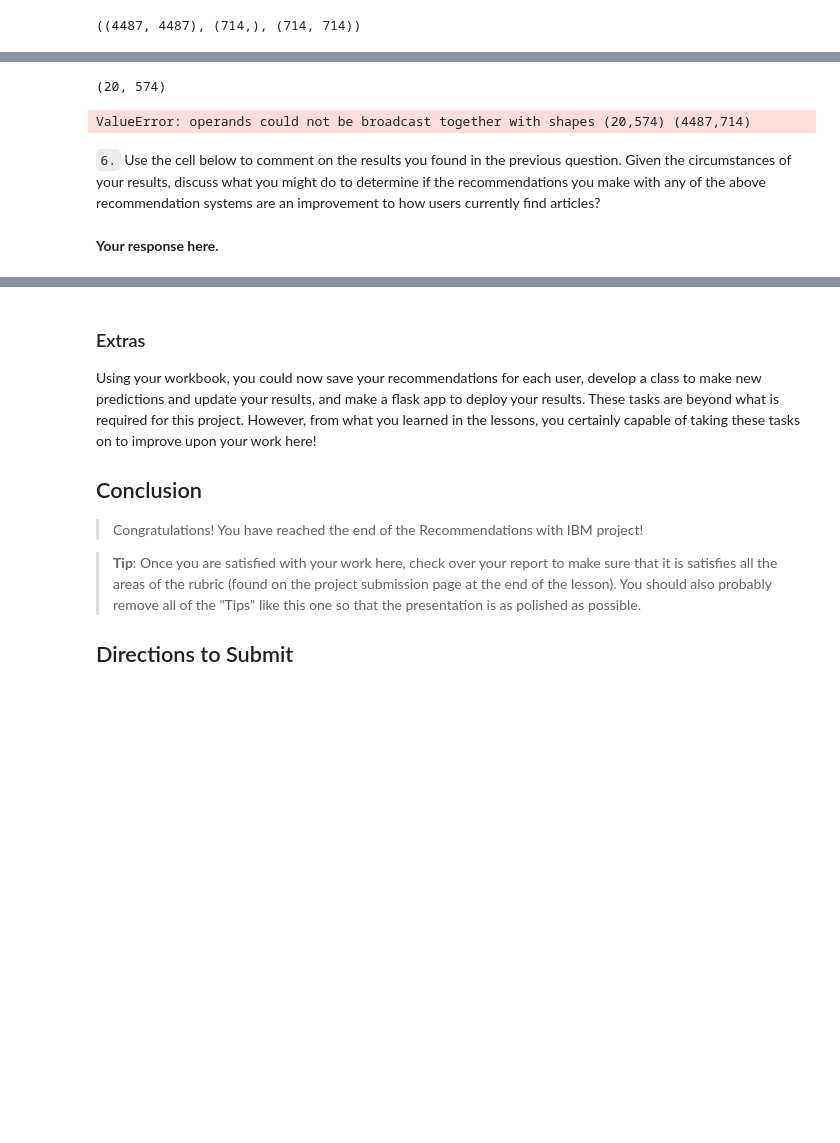
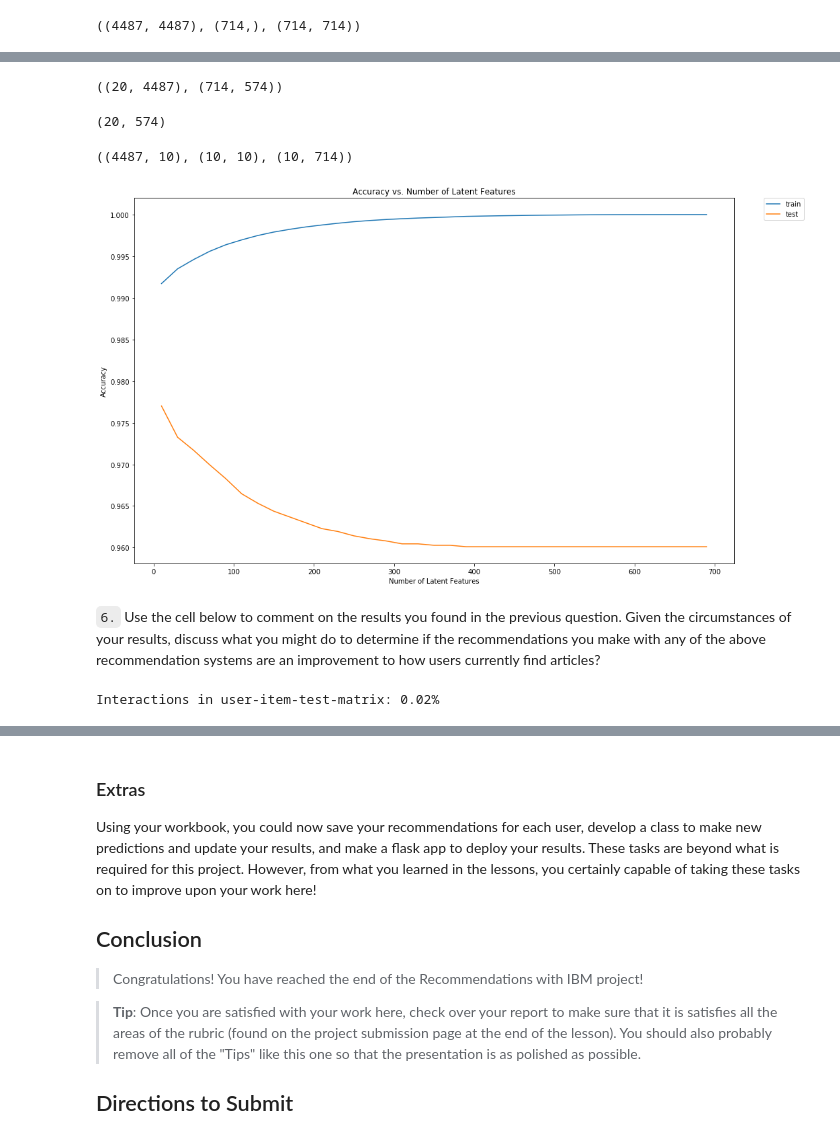
Before and after one commit to SimpliCTea/udacity-projects, a Jupyter notebook: recommendation_engine_IBM/Recommendations_with_IBM.ipynb, the cells around one changed output, grey strips where cells are left out. Drawn from its saved outputs; the diff is of its cells as text; code cells hidden in the pictures; blank space fills up the shorter version.

Commit message:
feat: add matrix factorization tests

```diff
--- a/recommendation_engine_IBM/Recommendations_with_IBM.ipynb
+++ b/recommendation_engine_IBM/Recommendations_with_IBM.ipynb
@@ -855,14 +862,58 @@ u_train.shape, s_train.shape, vt_train.shape
+# %%
+u_test = u_train[test_user_idx, :]
+vt_test = vt_train[:, test_user_arts]
+u_test.shape, vt_test.shape
+# %% [output]
+((20, 4487), (714, 574))
 # %%
-test_user_idx = set(test_idx) & set(user_item_train.index.values)
-user_item_test_matrix = user_item_test[user_item_test.index.isin(test_user_idx)]
+user_item_test_matrix = user_item_test[user_item_test.index.isin(test_idx)]
 user_item_test_matrix.shape
 # %% [output]
 (20, 574)
-# %%
-plot_accuracy_num_latent(u_train, s_train, vt_train, user_item_test_matrix)
-# %% [output]
-ValueError: operands could not be broadcast together with shapes (20,574) (4487,714)
+# %%
+k = 10
+u_train[:, :k].shape, np.diag(s_train[:k]).shape, vt_train[:k, :].shape
+# %% [output]
+((4487, 10), (10, 10), (10, 714))
+# %%
+# setup variables
+num_latent_feats = np.arange(10,700+10,20)
+sum_errs_train, sum_errs_test = [], []
+
+# loop over latent features
+for k in num_latent_feats:
+    # restructure with k latent features
+    u_train_new, s_train_new, vt_train_new = u_train[:, :k], np.diag(s_train[:k]), vt_train[:k, :]
+    u_test_new, vt_test_new = u_test[:, :k], vt_test[:k, :]
+
+    # take dot product
+    user_item_train_preds = np.around(np.dot(np.dot(u_train_new, s_train_new), vt_train_new))
+    user_item_test_preds = np.around(np.dot(np.dot(u_test_new, s_train_new), vt_test_new))
+
+    # compute error for each prediction to actual value
+    err_train = np.subtract(user_item_train, user_item_train_preds)
+    err_test = np.subtract(user_item_test_matrix, user_item_test_preds)
+
+    # total errors and keep track of them
+    err_train = np.sum(np.sum(np.abs(err_train)))
+    sum_errs_train.append(err_train)
+
+    err_test = np.sum(np.sum(np.abs(err_test)))
+    sum_errs_test.append(err_test)
+# %%
+plt.figure(figsize=(16,10))
+plt.plot(num_latent_feats, 1 - np.array(sum_errs_train)/(user_item_train.shape[0]*user_item_train.shape[1]), label='train');
+plt.plot(num_latent_feats, 1 - np.array(sum_errs_test)/(user_item_test_matrix.shape[0] * user_item_test_matrix.shape[1]), label='test');
+plt.legend(bbox_to_anchor=(1.05, 1), loc=2, borderaxespad=0.)
+plt.xlabel('Number of Latent Features');
+plt.ylabel('Accuracy');
+plt.title('Accuracy vs. Number of Latent Features');
+plt.show();
+# %% [output]
+[figure, added]
 # %% [markdown]
 `6.` Use the cell below to comment on the results you found in the previous question. Given the circumstances of your results, discuss what you might do to determine if the recommendations you make with any of the above recommendation systems are an improvement to how users currently find articles?
-# %% [markdown]
-**Your response here.**
+# %%
+print('Interactions in user-item-test-matrix: {:.2f}%'.format(user_item_test_matrix.sum().sum() / (user_item_test_matrix.shape[0]*user_item_test_matrix.shape[1])))
+# %% [output]
+Interactions in user-item-test-matrix: 0.02%
```
Also changed, not shown: parts of 5 cells of this notebook.
